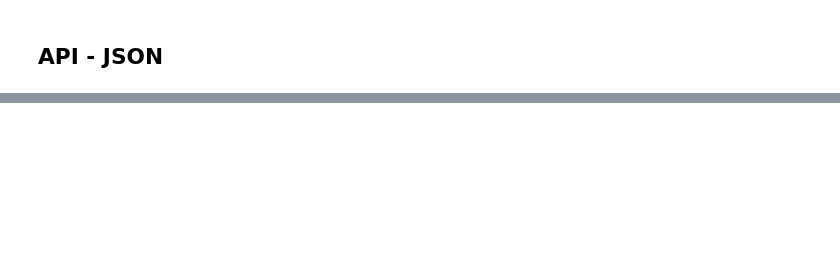
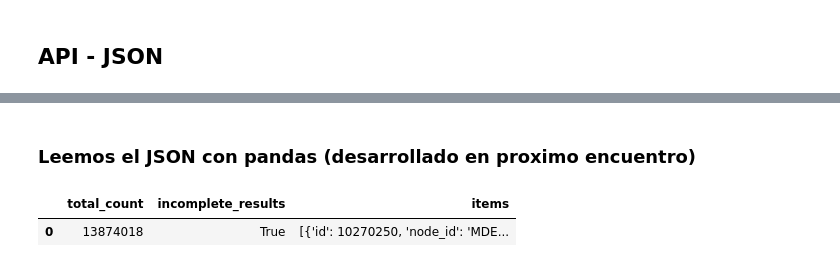
Before and after one commit to Agustin-Ber/Capacitacion-Python, a Jupyter notebook: Python/Python.ipynb, the cells around one changed output, grey strips where cells are left out. Saved outputs shown, nothing was run; the diff lists cells and outputs as text; code cells hidden in the pictures; blank space fills up the shorter version.

```diff
--- a/Python/Python.ipynb
+++ b/Python/Python.ipynb
@@ -266,0 +352,7 @@ Total repositories: 14093446
+# %% [markdown]
+### Leemos el JSON con pandas (desarrollado en proximo encuentro)
+# %%
+pd.json_normalize(response_dict)
+# %% [output]
+|  | total_count | incomplete_results | items |
+| 0 | 13874018 | True | [{'id': 10270250, 'node_id': 'MDE... |
```
Also changed, not shown: parts of 40 cells of this notebook.
